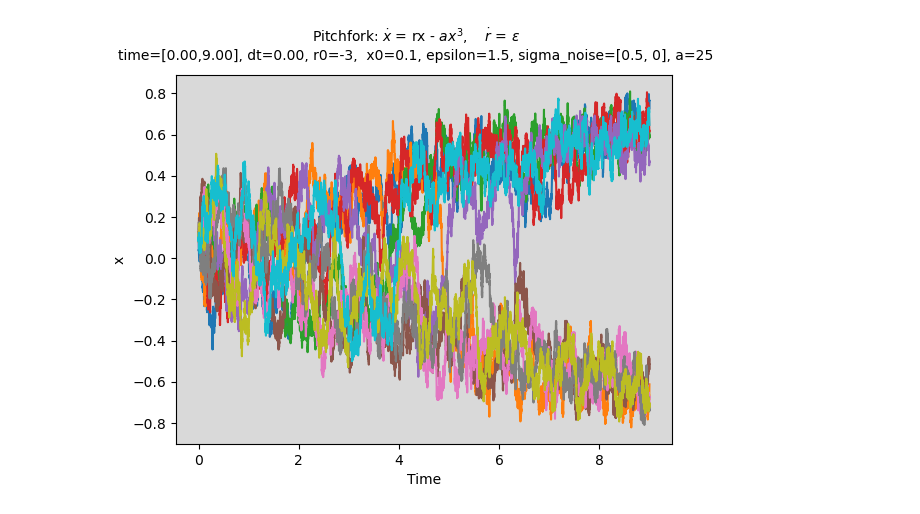
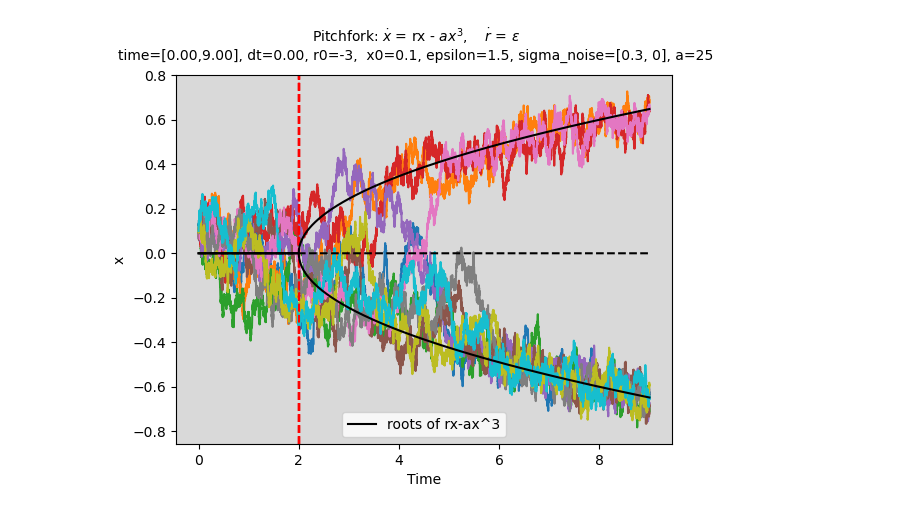
Before and after one commit to barrackHa/differential_equations, a Jupyter notebook: cdp_ews/test.ipynb, the cells around one changed output. Cells and saved outputs as stored; diff of their text form; code cells hidden in the pictures.

Commit message:
plot improvments

```diff
--- a/cdp_ews/test.ipynb
+++ b/cdp_ews/test.ipynb
@@ -8,26 +8,29 @@ import models as m
 # %%
 ## Pitchfork
 time = np.arange(0, 9, 0.001)
 r0 = -3
 x0 = 0.1
 a = 25
 epsilon = 1.5
-sigma = 0.5
+sigma = 0.3
 config = {
     'time': time,
     'y0': [x0, r0],
     'epsilon': epsilon,
     'sigma_noise': [sigma, 0],
     'a': a,
     'ttl': r"Pitchfork: $\dot{x}$ = rx - $ax^3$,    $\dot{r}$ = $\epsilon$" + "\n"
 }
 
 fig, axs = plt.subplots(1,1)
 
 for i in range(10):
     scp_model = m.SuperCriticalPitchfork()
     res, des = scp_model.simulate(config=config)
     fig, axs, t_star = scp_model.plot(fig=fig, axs=axs)
+
+scp_model._plot_roots_of_pitchfork(axs[0])
+
 plt.show()
 # %% [output]
-[figure, old version]
+[figure, new version]
```
Also changed, not shown: parts of 2 cells of this notebook, 1 other file.
